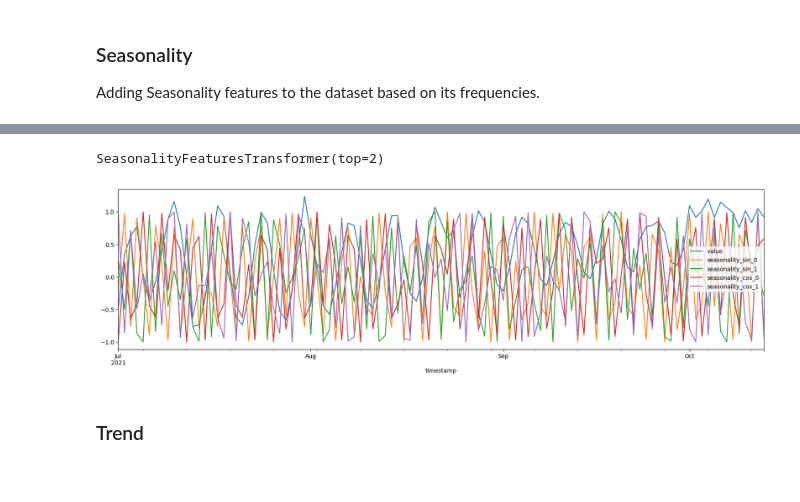
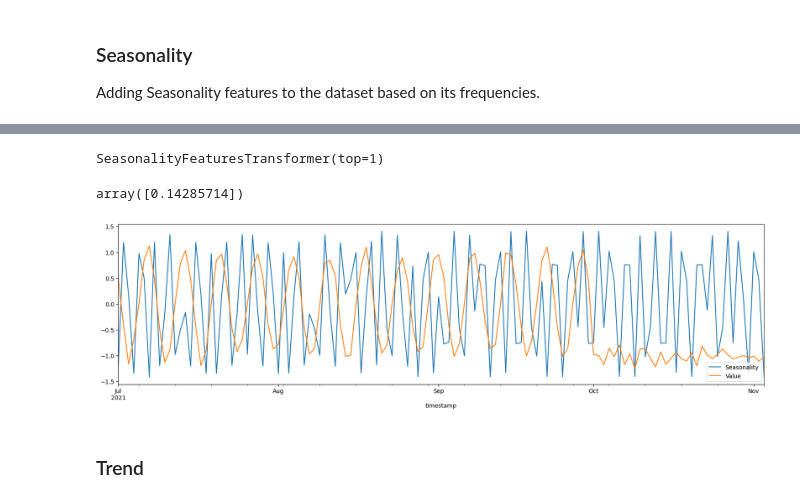
Before and after one commit to MMostafa-Hub/time-series-forecaster, a Jupyter notebook: notebooks/preprocessing.ipynb, the cells around one changed output, grey strips where cells are left out. Drawn from its saved outputs; the diff is of its cells as text; code cells hidden in the pictures.

```diff
--- a/notebooks/preprocessing.ipynb
+++ b/notebooks/preprocessing.ipynb
@@ -205,15 +206,24 @@ plt.show()
 # %%
-seasonality_transformer = SeasonalityFeaturesTransformer(top=2)
+seasonality_transformer = SeasonalityFeaturesTransformer(top=1)
 seasonality_transformer.fit(sample_dataset_inter)
 # %% [output]
-SeasonalityFeaturesTransformer(top=2)
+SeasonalityFeaturesTransformer(top=1)
+# %%
+seasonality_transformer.top_freq
+# %% [output]
+array([0.14285714])
 # %%
 sample_dataset_seasonality = seasonality_transformer.transform(sample_dataset_inter)
-# %%
-sample_dataset_seasonality.plot(figsize=(20, 5))
-plt.show()
-# %% [output]
-[figure, removed]
+# %%
+(
+    sample_dataset_seasonality["seasonality_cos_0"]
+    + sample_dataset_seasonality["seasonality_sin_0"]
+).plot(figsize=(20, 5))
+sample_dataset_seasonality["value"].plot(figsize=(20, 5))
+plt.legend(["Seasonality", "Value"])
+plt.show()
+# %% [output]
+[figure, added]
 # %% [markdown]
 ### Trend
 # %%
```
Also changed, not shown: parts of 14 cells of this notebook, 1 other file.
